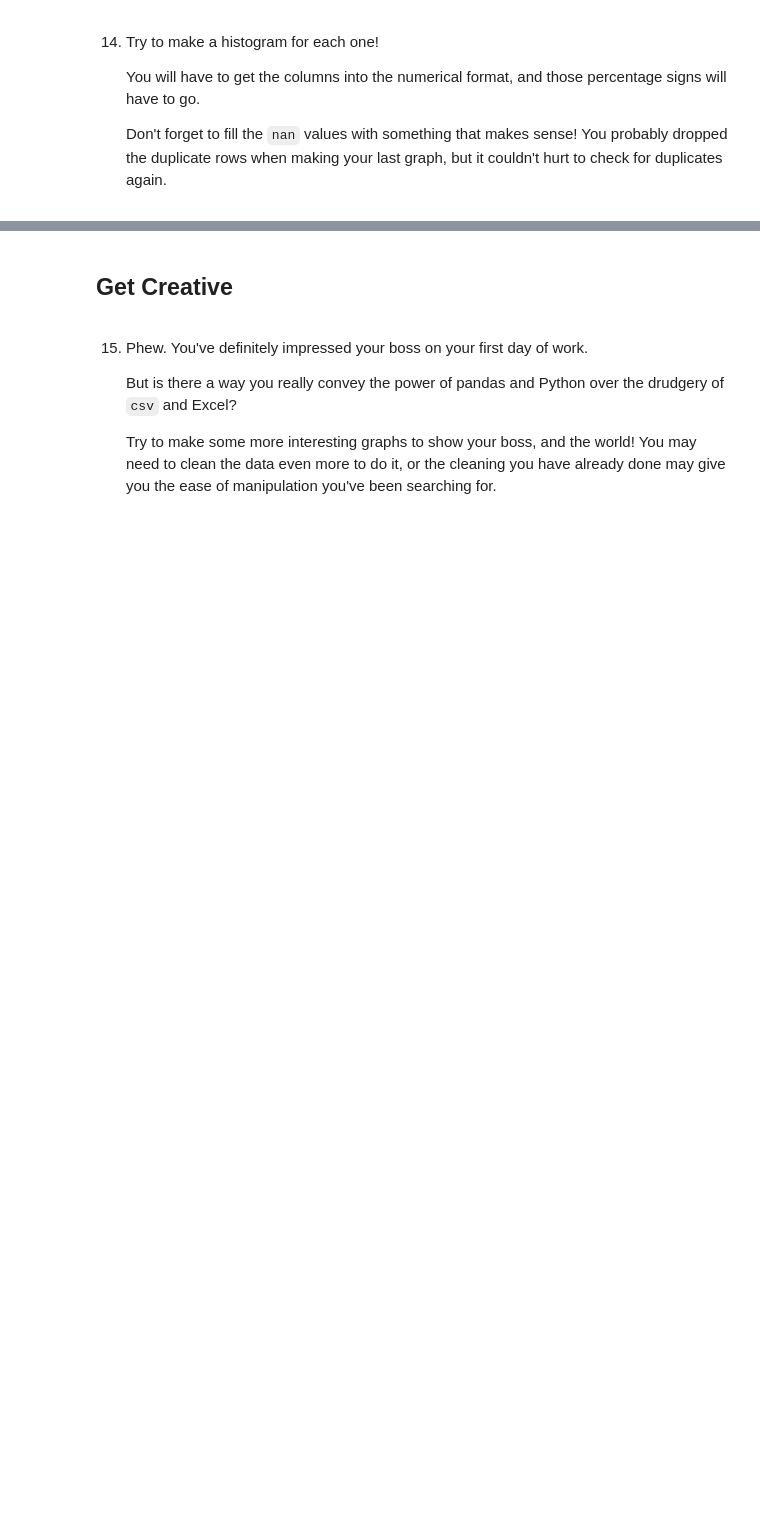
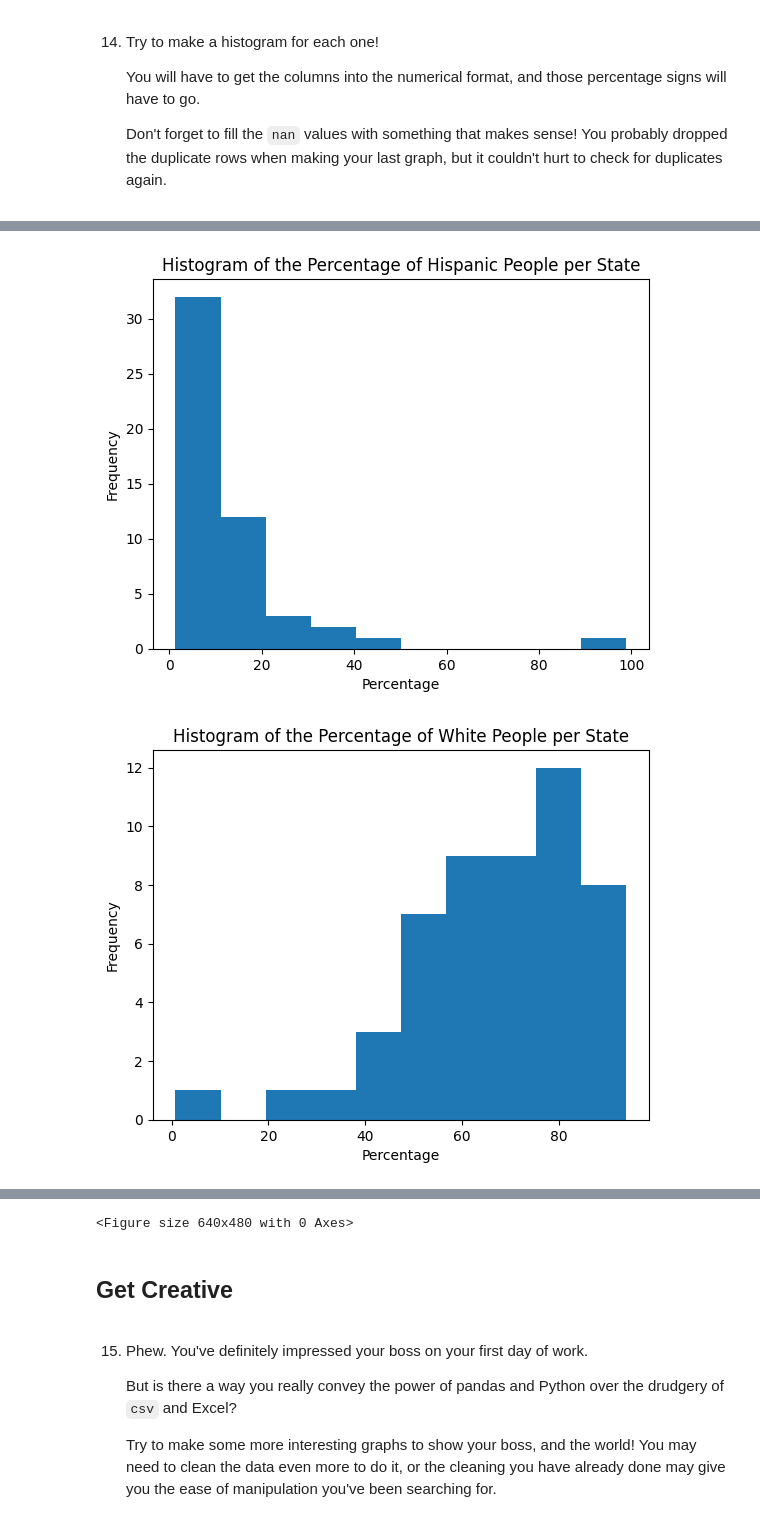
Before and after one commit to Maxrio9/Python-Data-Science, a Jupyter notebook: data_cleanup_project/Cleaning US Census Data.ipynb, the cells around one changed output, grey strips where cells are left out. Cells and saved outputs as stored; diff of their text form; code cells hidden in the pictures; blank space fills up the shorter version.

```diff
--- a/data_cleanup_project/Cleaning US Census Data.ipynb
+++ b/data_cleanup_project/Cleaning US Census Data.ipynb
@@ -87,3 +229,14 @@ import matplotlib.pyplot as plt
     You will have to get the columns into the numerical format, and those percentage signs will have to go.
 
     Don't forget to fill the `nan` values with something that makes sense! You probably dropped the duplicate rows when making your last graph, but it couldn't hurt to check for duplicates again.
+# %%
+print(us_census.duplicated(subset=["Hispanic", "White", "Black", "Native", "Asian"]).value_counts())
+print(us_census.head(3))
+us_census.Hispanic = pd.to_numeric(us_census.Hispanic.str.replace("%", ""))
+us_census.White = pd.to_numeric(us_census.White.str.replace("%", ""))
+us_census.Black = pd.to_numeric(us_census.Black.str.replace("%", ""))
+us_census.Native = pd.to_numeric(us_census.Native.str.replace("%", ""))
+us_census.Asian = pd.to_numeric(us_census.Asian.str.replace("%", ""))
+us_census.Pacific = pd.to_numeric(us_census.Pacific.str.replace("%", ""))
+us_census.Pacific = us_census.Pacific.fillna((100 - us_census.White - us_census.Hispanic - us_census.Black - us_census.Native - us_census.Asian))
+print(us_census.head(3))
@@ -89,0 +264,11 @@ import matplotlib.pyplot as plt
+# %%
+for race in ["Hispanic", "White", "Black", "Native", "Asian", "Pacific"]:
+    plt.hist(us_census[race])
+    plt.title("Histogram of the Percentage of {} People per State".format(race))
+    plt.xlabel("Percentage")
+    plt.ylabel("Frequency")
+    plt.show()
+    plt.clf()
+# %% [output]
+[figure, added]
+[figure, added]
@@ -90,3 +279,4 @@ import matplotlib.pyplot as plt
+<Figure size 640x480 with 0 Axes>
 # %% [markdown]
 ## Get Creative
 # %% [markdown]
```
Also changed, not shown: parts of 16 cells of this notebook.
